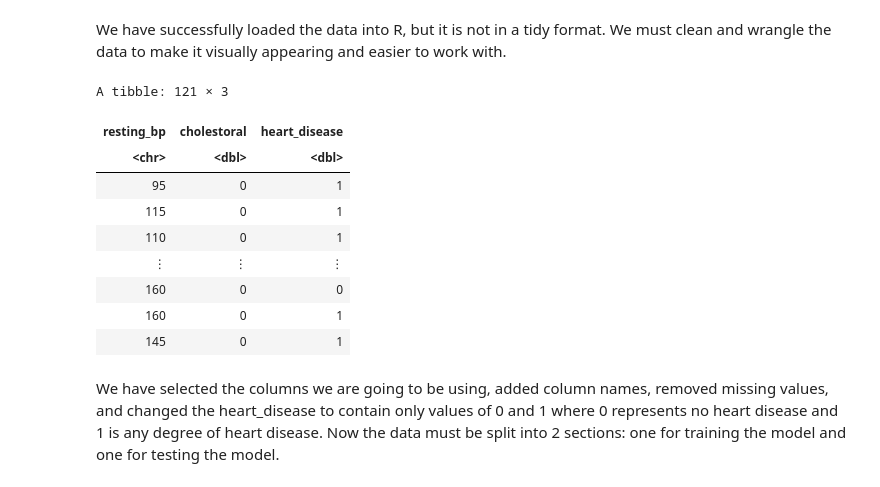
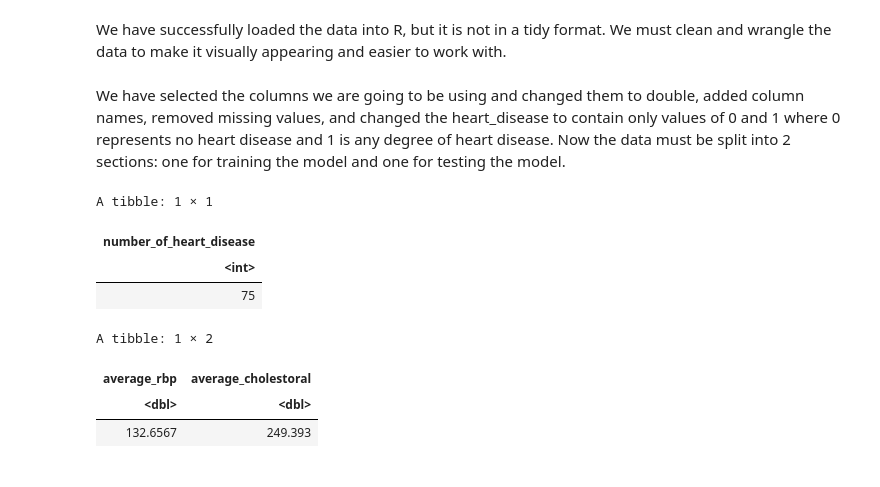
Before and after one commit to Andrewang561/Heart-Disease-Classifier, a Jupyter notebook: DataProject.ipynb, the cells around one changed output. Drawn from its saved outputs; the diff is of its cells as text; code cells hidden in the pictures.

```diff
--- a/DataProject.ipynb
+++ b/DataProject.ipynb
@@ -45,19 +63,8 @@ data <- data |>
 # %%
-data <- select(data, resting_bp, cholestoral, heart_disease) |>
-        filter(resting_bp != "?") |>
+data <- select(data, resting_blood_pressure, cholestoral, heart_disease) |>
+        filter(resting_blood_pressure != "?") |>
         filter(cholestoral != "?") |>
         filter(heart_disease != "?")
-# %% [output]
-A tibble: 121 × 3
-| resting_bp | cholestoral | heart_disease |
-| <chr> | <dbl> | <dbl> |
-| 95 | 0 | 1 |
-| 115 | 0 | 1 |
-| 110 | 0 | 1 |
-| ⋮ | ⋮ | ⋮ |
-| 160 | 0 | 0 |
-| 160 | 0 | 1 |
-| 145 | 0 | 1 |
 # %%
 data <- data %>%
         mutate(heart_disease = case_when(
@@ -67,3 +78,3 @@ data <- data %>%
 # %% [markdown]
-We have selected the columns we are going to be using, added column names, removed missing values, and changed the heart_disease to contain only values of 0 and 1 where 0 represents no heart disease and 1 is any degree of heart disease. Now the data must be split into 2 sections: one for training the model and one for testing the model.
+We have selected the columns we are going to be using and changed them to double, added column names, removed missing values, and changed the heart_disease to contain only values of 0 and 1 where 0 represents no heart disease and 1 is any degree of heart disease. Now the data must be split into 2 sections: one for training the model and one for testing the model.
 # %%
@@ -70,3 +82,19 @@ We have selected the columns we are going to be using, added column names, remov
 data_split <- initial_split(data, prop = 0.75, strata = heart_disease)
 data_train <- training(data_split)
 data_test <- testing(data_split)
+# %%
+summary_data_mean <- data_train |>
+        summarize(average_rbp = mean(resting_blood_pressure), average_cholestoral = mean(cholestoral))
+summary_data_count <- data_train |>
+                      summarize(number_of_heart_disease = nrow(filter(data_train, heart_disease == 1)))
+summary_data_count
+summary_data_mean
+# %% [output]
+A tibble: 1 × 1
+| number_of_heart_disease |
+| <int> |
+| 75 |
+A tibble: 1 × 2
+| average_rbp | average_cholestoral |
+| <dbl> | <dbl> |
+| 132.6567 | 249.393 |
```
Also changed, not shown: parts of 8 cells of this notebook.
